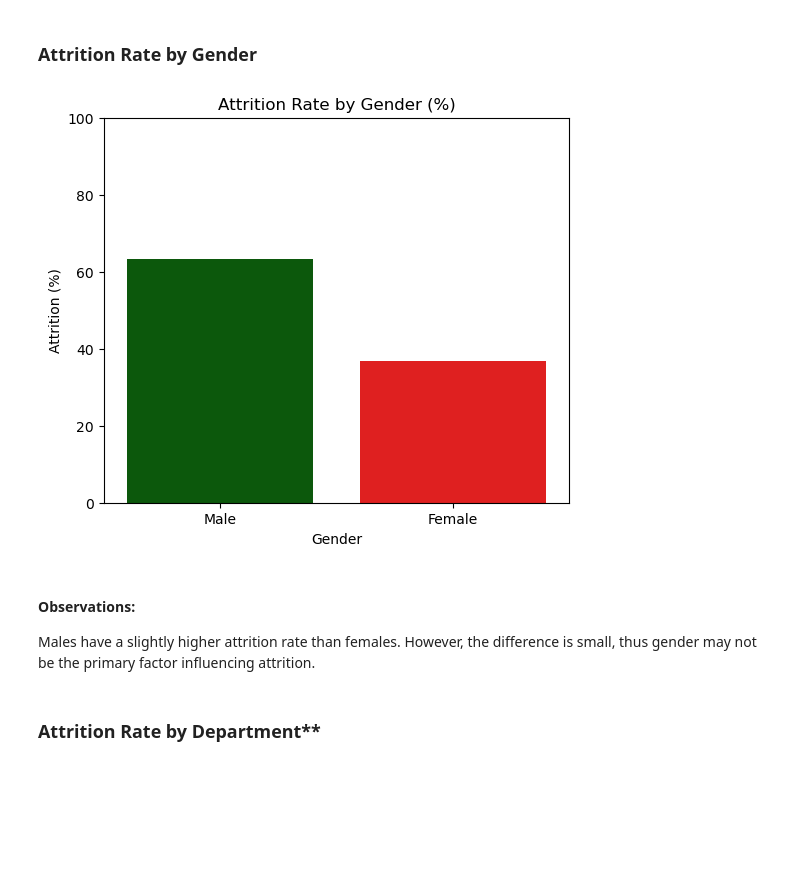
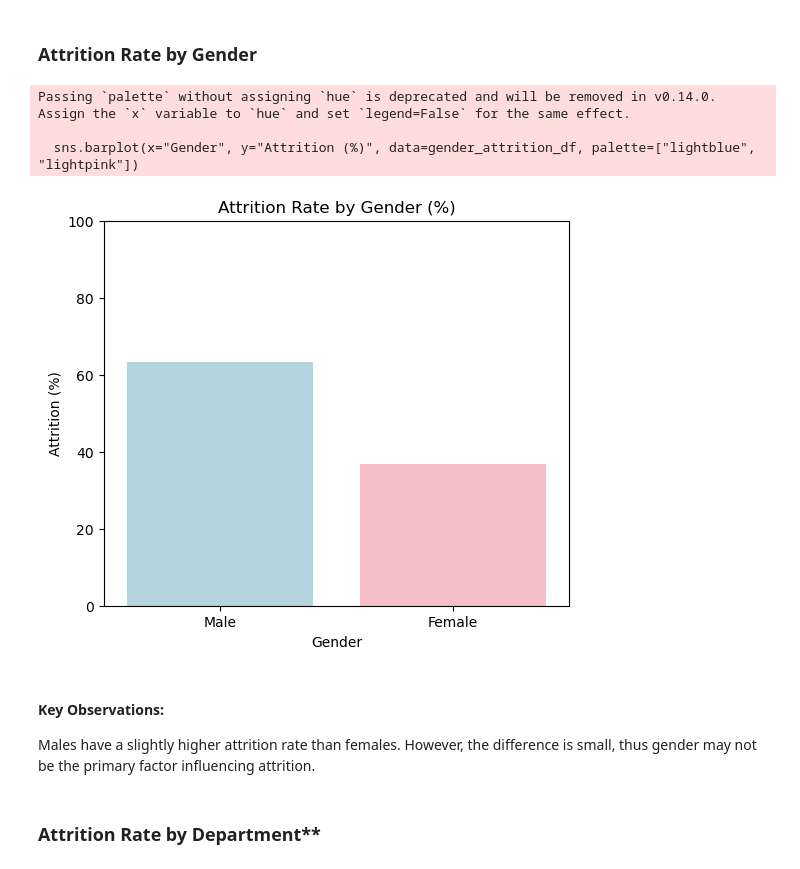
Before and after one commit to macch3/Employee-Attrition-Report, a Jupyter notebook: HR_Employee_Attrition.ipynb, the cells around one changed output. Drawn from its saved outputs; the diff is of its cells as text; code cells hidden in the pictures; blank space fills up the shorter version.

```diff
--- a/HR_Employee_Attrition.ipynb
+++ b/HR_Employee_Attrition.ipynb
@@ -168,6 +168,6 @@ df.drop(['EmployeeCount', 'EmployeeNumber'],axis=1)
 # %%
 # Creating new columns "Yes" and "No" attrition column
-attrition_dummies=pd.get_dummies(df['Attrition'])
+attrition_dummies=pd.get_dummies(df_attrition['Attrition'])
 attrition_dummies
 # %% [output]
 |  | No | Yes |
@@ -185,8 +185,8 @@ attrition_dummies
 1470 rows × 2 columns
 # %%
 # Combing both attrition columns
-df=pd.concat([df,attrition_dummies],axis=1)
-df.head()
+df_attrition=pd.concat([df_attrition,attrition_dummies],axis=1)
+df_attrition.head()
 # %% [output]
 |  | Age | Attrition | BusinessTravel | DailyRate | Department | DistanceFromHome | Education | ... |
 | 0 | 41 | Yes | Travel_Rarely | 1102 | Sales | 1 | 2 | ... |
@@ -252,26 +266,29 @@ However, if attrition is concentrated in certain groups, it could signal HR or m
 ### **Attrition Rate by Gender**
 # %%
 # Calculate attrition percentage by Gender
-gender_attrition = df[df["Attrition"] == "Yes"]["Gender"].value_counts(normalize=True) * 100
+gender_attrition = df_attrition[df_attrition["Attrition"] == "Yes"]["Gender"].value_counts(normalize=True) * 100
 
 # Convert to DataFrame for Seaborn
 gender_attrition_df = gender_attrition.reset_index()
 gender_attrition_df.columns = ["Gender", "Attrition (%)"]
 
 # Plot bar chart
 plt.figure(figsize=(6, 5))
-sns.barplot(x="Gender", y="Attrition (%)", data=gender_attrition_df, palette=["darkgreen", "red"])
+sns.barplot(x="Gender", y="Attrition (%)", data=gender_attrition_df, palette=["lightblue", "lightpink"])
 
 # Formatting
 plt.title("Attrition Rate by Gender (%)")
 plt.xlabel("Gender")
 plt.ylabel("Attrition (%)")
 plt.ylim(0, 100)  # Set percentage scale
 plt.show()
 # %% [output]
+Passing `palette` without assigning `hue` is deprecated and will be removed in v0.14.0. Assign the `x` variable to `hue` and set `legend=False` for the same effect.
+
+  sns.barplot(x="Gender", y="Attrition (%)", data=gender_attrition_df, palette=["lightblue", "lightpink"])
-[figure, old version]
+[figure, new version]
 # %% [markdown]
-#### Observations:
+#### Key Observations:
 Males have a slightly higher attrition rate than females. However, the difference is small, thus gender may not be the primary factor influencing attrition.
 # %% [markdown]
 ### Attrition Rate by Department**
```
Also changed, not shown: parts of 27 cells of this notebook.
